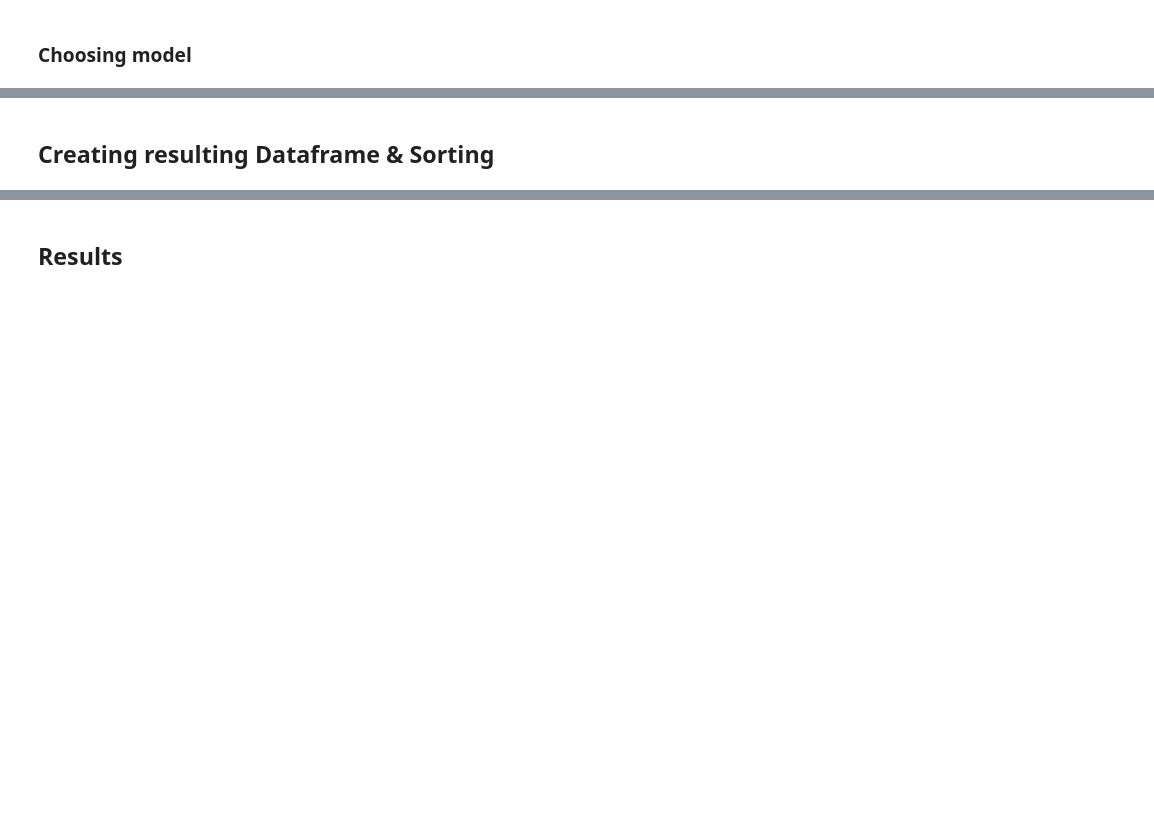
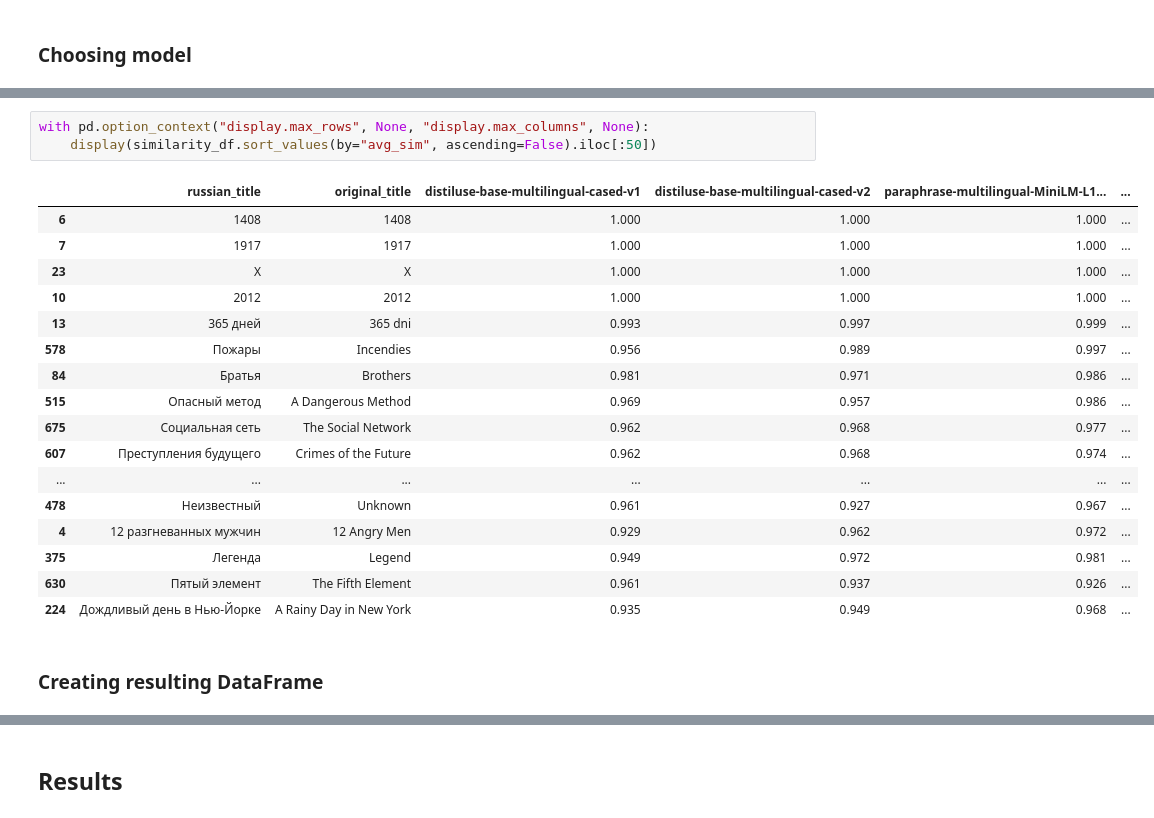
Before and after one commit to Extremesarova/shows_analysis, a Jupyter notebook: analysis/movie_title_translation.ipynb, the cells around one changed output, grey strips where cells are left out. Saved outputs shown, nothing was run; the diff lists cells and outputs as text; blank space fills up the shorter version.

```diff
--- a/analysis/movie_title_translation.ipynb
+++ b/analysis/movie_title_translation.ipynb
@@ -197,3 +354,24 @@ cosine_scores = util.cos_sim(russian_title_embs, original_title_embs)
+# %%
+with pd.option_context("display.max_rows", None, "display.max_columns", None):
+    display(similarity_df.sort_values(by="avg_sim", ascending=False).iloc[:50])
+# %% [output]
+|  | russian_title | original_title | distiluse-base-multilingual-cased-v1 | distiluse-base-multilingual-cased-v2 | paraphrase-multilingual-MiniLM-L1... | ... |
+| 6 | 1408 | 1408 | 1.000 | 1.000 | 1.000 | ... |
+| 7 | 1917 | 1917 | 1.000 | 1.000 | 1.000 | ... |
+| 23 | X | X | 1.000 | 1.000 | 1.000 | ... |
+| 10 | 2012 | 2012 | 1.000 | 1.000 | 1.000 | ... |
+| 13 | 365 дней | 365 dni | 0.993 | 0.997 | 0.999 | ... |
+| 578 | Пожары | Incendies | 0.956 | 0.989 | 0.997 | ... |
+| 84 | Братья | Brothers | 0.981 | 0.971 | 0.986 | ... |
+| 515 | Опасный метод | A Dangerous Method | 0.969 | 0.957 | 0.986 | ... |
+| 675 | Социальная сеть | The Social Network | 0.962 | 0.968 | 0.977 | ... |
+| 607 | Преступления будущего | Crimes of the Future | 0.962 | 0.968 | 0.974 | ... |
+| ... | ... | ... | ... | ... | ... | ... |
+| 478 | Неизвестный | Unknown | 0.961 | 0.927 | 0.967 | ... |
+| 4 | 12 разгневанных мужчин | 12 Angry Men | 0.929 | 0.962 | 0.972 | ... |
+| 375 | Легенда | Legend | 0.949 | 0.972 | 0.981 | ... |
+| 630 | Пятый элемент | The Fifth Element | 0.961 | 0.937 | 0.926 | ... |
+| 224 | Дождливый день в Нью-Йорке | A Rainy Day in New York | 0.935 | 0.949 | 0.968 | ... |
 # %% [markdown]
-## Creating resulting Dataframe & Sorting
+### Creating resulting DataFrame
 # %%
```
Also changed, not shown: parts of 40 cells of this notebook, 1 other file.
